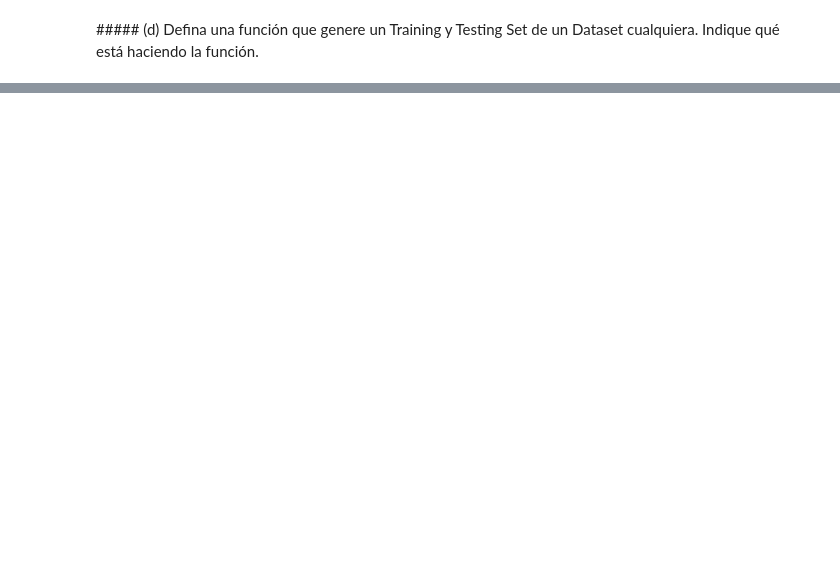
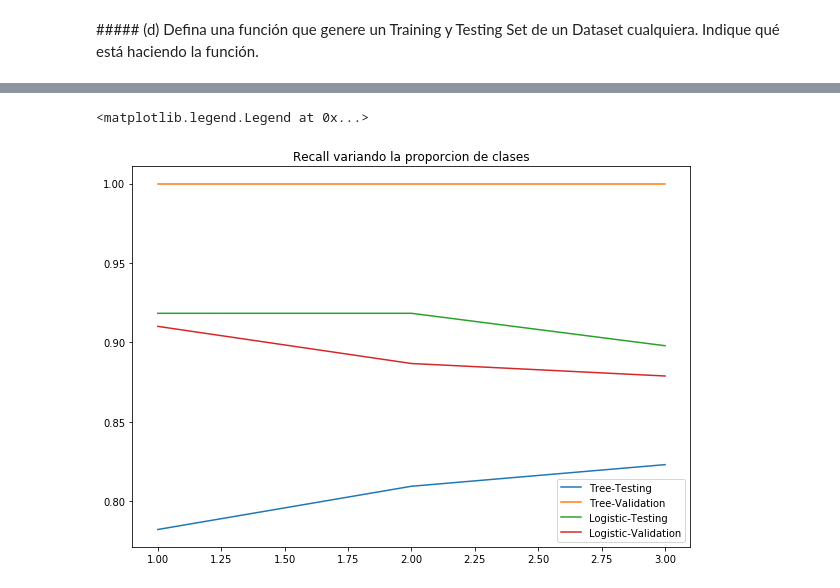
Before and after one commit to cvalenzu/ML-2017, a Jupyter notebook: hw2/Tarea 2.ipynb, the cells around one changed output, grey strips where cells are left out. Cells and saved outputs as stored; diff of their text form; code cells hidden in the pictures; blank space fills up the shorter version.

```diff
--- a/hw2/Tarea 2.ipynb
+++ b/hw2/Tarea 2.ipynb
@@ -566,0 +890,17 @@ os_data_X,os_data_y=os.fit_sample(x_tr,y_tr)
+# %%
+logistic = pd.DataFrame(results_logistic)
+tree = pd.DataFrame(results_tree)
+tree.index = ["Tree-Testing", "Tree-Validation"]
+logistic.index = ["Logistic-Testing", "Logistic-Validation"]
+plt.figure(figsize=(10,7))
+tree = tree.transpose()
+logistic = logistic.transpose()
+plt.title("Recall variando la proporcion de clases")
+plt.plot(tree.iloc[:,0], label=tree.columns[0])
+plt.plot(tree.iloc[:,1], label=tree.columns[1])
+plt.plot(logistic.iloc[:,0], label=logistic.columns[0])
+plt.plot(logistic.iloc[:,1], label=logistic.columns[1])
+plt.legend()
+# %% [output]
+<matplotlib.legend.Legend at 0x...>
+[figure, added]
```
Also changed, not shown: parts of 31 cells of this notebook, 3 other files.
